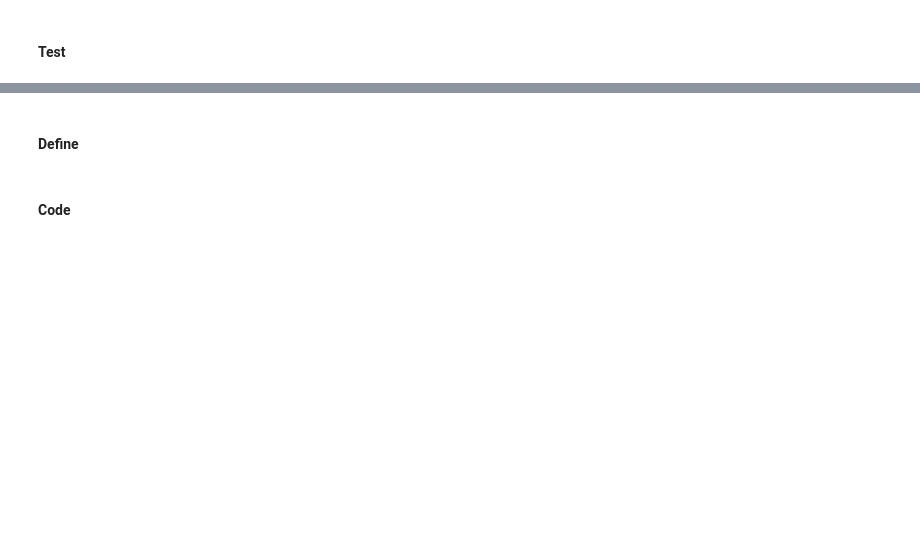
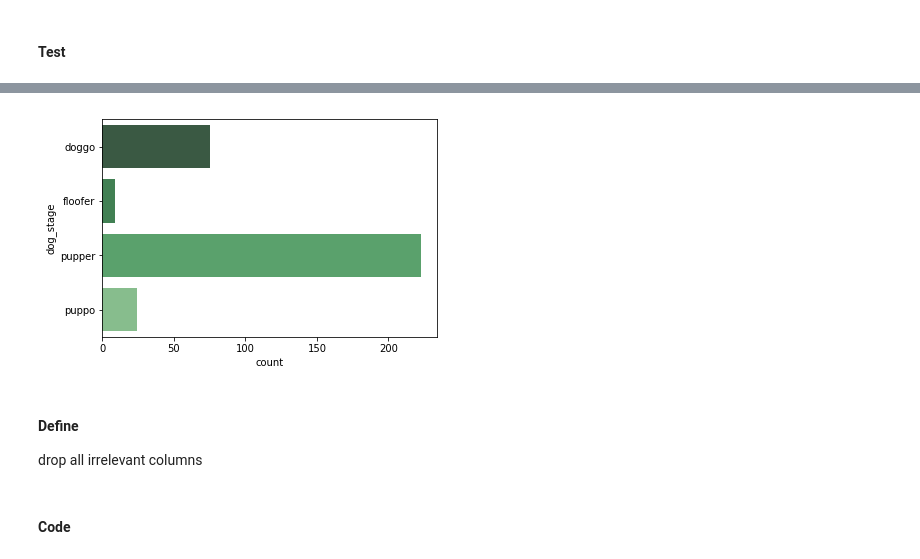
Before and after one commit to teragotti/DAND_data_wrangling, a Jupyter notebook: wrangle_act.ipynb, the cells around one changed output, grey strips where cells are left out. Saved outputs shown, nothing was run; the diff lists cells and outputs as text; code cells hidden in the pictures; blank space fills up the shorter version.

```diff
--- a/wrangle_act.ipynb
+++ b/wrangle_act.ipynb
@@ -608,4 +535,8 @@ dfc_twarchive.dropna(subset=['retweeted_status_id'])
 # %% [markdown]
 #### Code
+# %%
+# Deal with value=None
+# see https://stackoverflow.com/questions/17097236/how-to-replace-values-with-none-in-pandas-data-frame-in-python
+dfc_twarchive.name = dfc_twarchive.name.replace(to_replace=['^(a|an|the|n|None)$'], value=[None], regex=True)
 # %% [markdown]
 #### Test
@@ -615,0 +574,4 @@ dfc_twarchive.dropna(subset=['retweeted_status_id'])
+# %%
+#concat the stage columns doggo,floofer,pupper,puppo while replacing the None wordw with an empty string
+dfc_twarchive['dog_stage'] = dfc_twarchive.doggo.replace('None','') + dfc_twarchive.floofer.replace('None','') + dfc_twarchive.pupper.replace('None','') + dfc_twarchive.puppo.replace('None','')
+dfc_twarchive['dog_stage'] = dfc_twarchive['dog_stage'].replace(to_replace=[''], value=[None], regex=False)
@@ -615,0 +589,9 @@ dfc_twarchive.dropna(subset=['retweeted_status_id'])
+# %%
+# get rid of dog stages which are not defined
+# https://stackoverflow.com/questions/23330654/update-a-dataframe-in-pandas-while-iterating-row-by-row
+for row in dfc_twarchive.itertuples():
+    if dfc_twarchive.loc[row.Index, 'dog_stage'] in ['doggo','floofer','pupper','puppo']:
+        next
+    else:
+        dfc_twarchive.loc[row.Index, 'dog_stage'] = None
+dfc_twarchive['dog_stage'].value_counts()
@@ -616,2 +604,4 @@ dfc_twarchive.dropna(subset=['retweeted_status_id'])
+# %%
+dfc_twarchive['dog_stage'] = dfc_twarchive['dog_stage'].astype('category')
 # %% [markdown]
 #### Test
@@ -618,4 +628,9 @@ dfc_twarchive.dropna(subset=['retweeted_status_id'])
+# %%
+sns.countplot(y="dog_stage", data=dfc_twarchive, palette="Greens_d");
+# %% [output]
+[figure, added]
 # %% [markdown]
 #### Define
+drop all irrelevant columns
 # %% [markdown]
 #### Code
```
Also changed, not shown: parts of 90 cells of this notebook, 1 other file.
